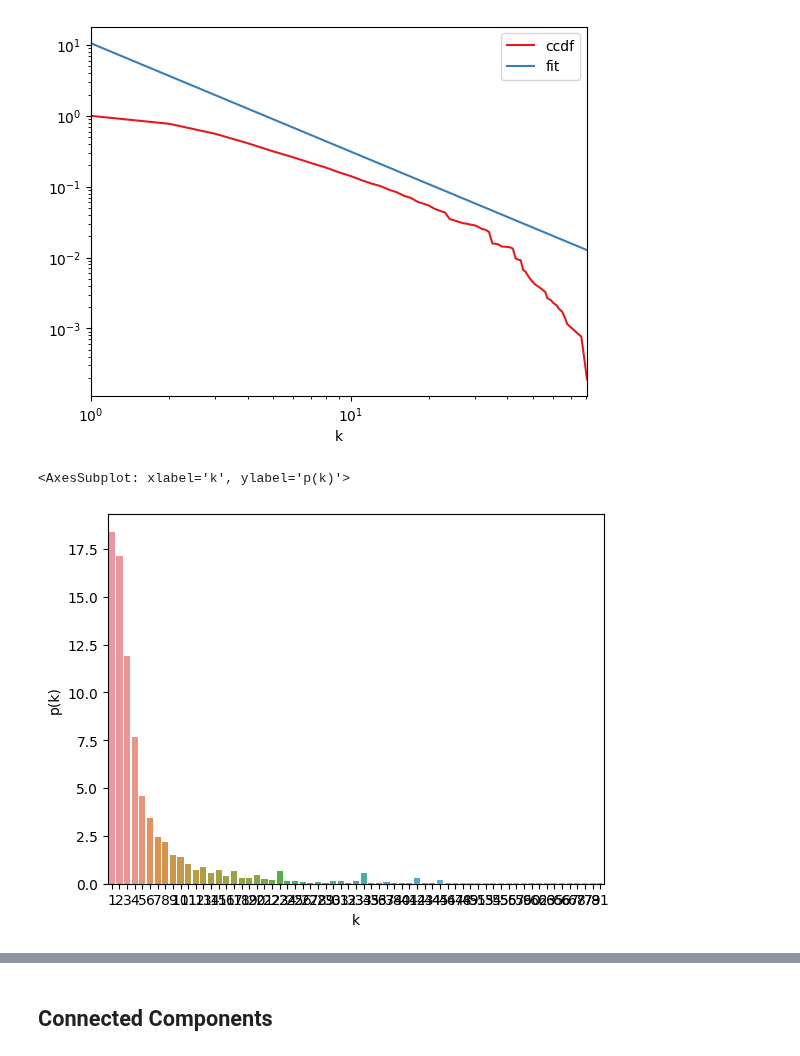
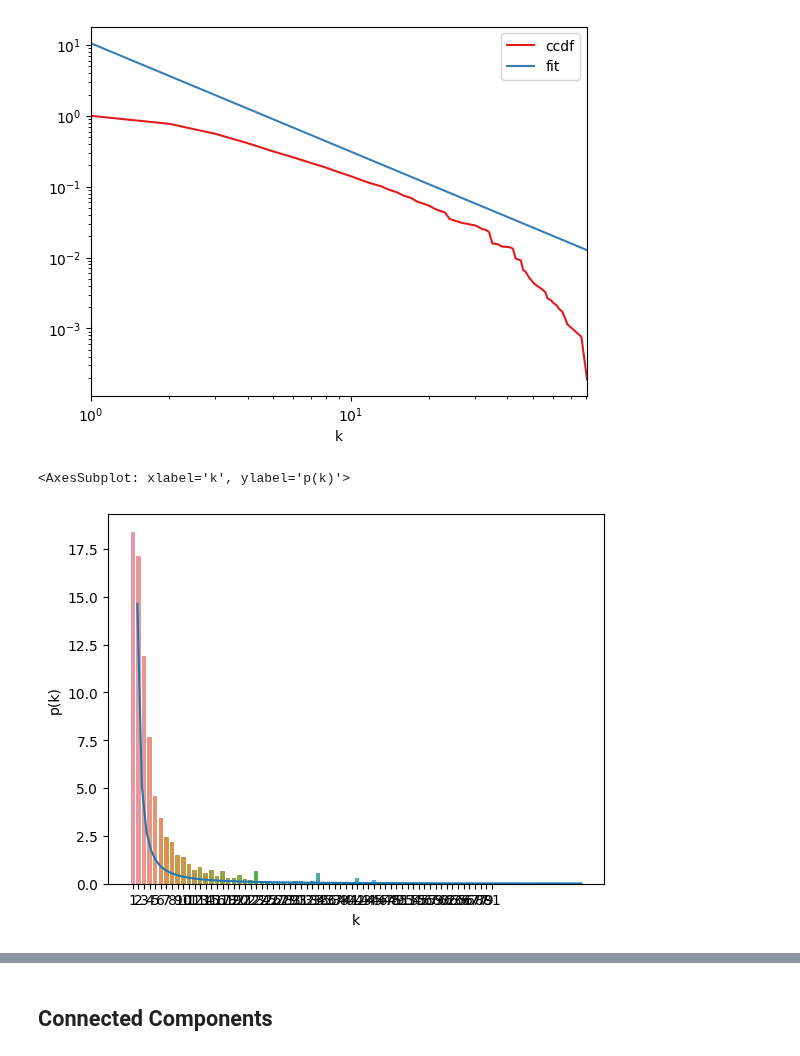
Before and after one commit to viggo-gascou/network-analysis, a Jupyter notebook: main_authors.ipynb, the cells around one changed output, grey strips where cells are left out. Cells and saved outputs as stored; diff of their text form; code cells hidden in the pictures.

```diff
--- a/main_authors.ipynb
+++ b/main_authors.ipynb
@@ -144,8 +144,8 @@ Powerlaw CCDF Fit: 10.5617 x ^ -1.5297 (k_min = 6)
 [figure]
 # %%
 xs = np.linspace(0, 80, 100)
-sns.barplot(data = df_degrees, x = 'k', y = 'p(k)')
-sns.lineplot(xs, )
+sns.barplot(x = df_degrees['k'], y = df_degrees['p(k)'])
+sns.lineplot(x = xs, y=10.5617 * xs ** -1.5297)
 # %% [output]
 <AxesSubplot: xlabel='k', ylabel='p(k)'>
-[figure, old version]
+[figure, new version]
```
Also changed, not shown: parts of 1 cell of this notebook, 1 other file.
